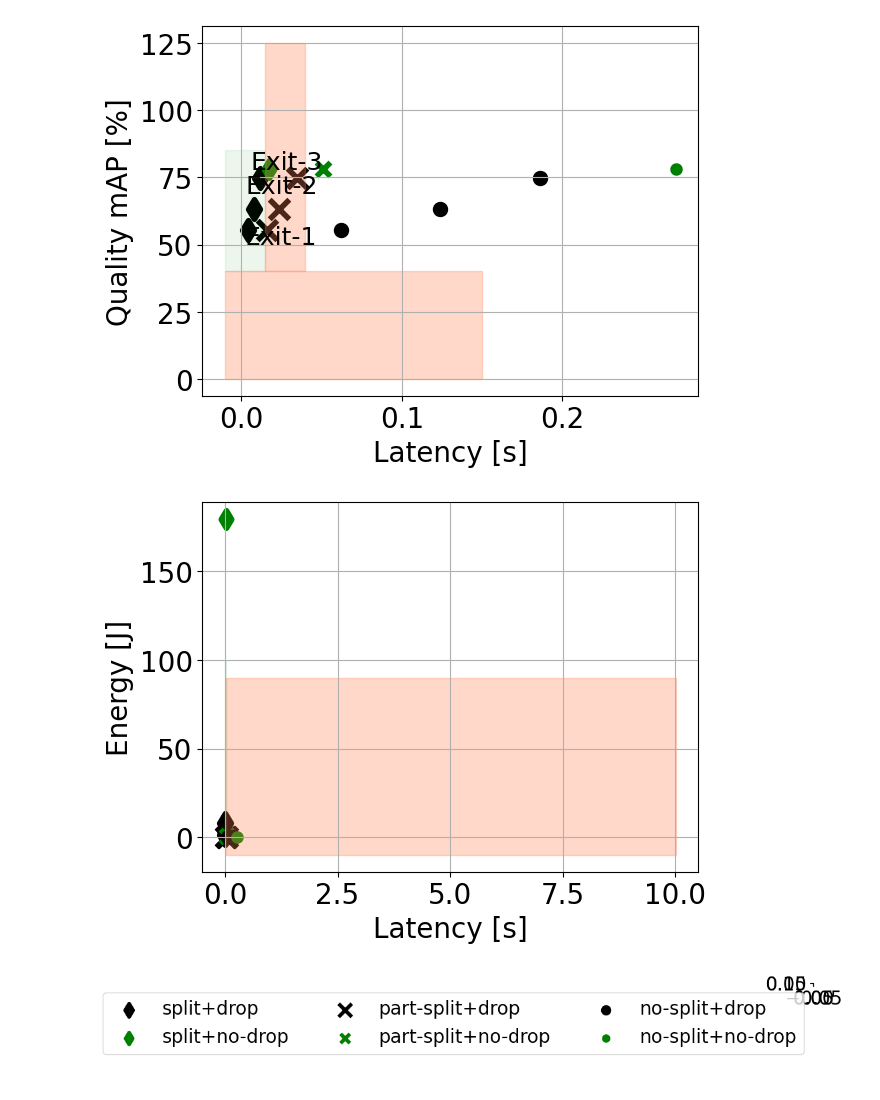
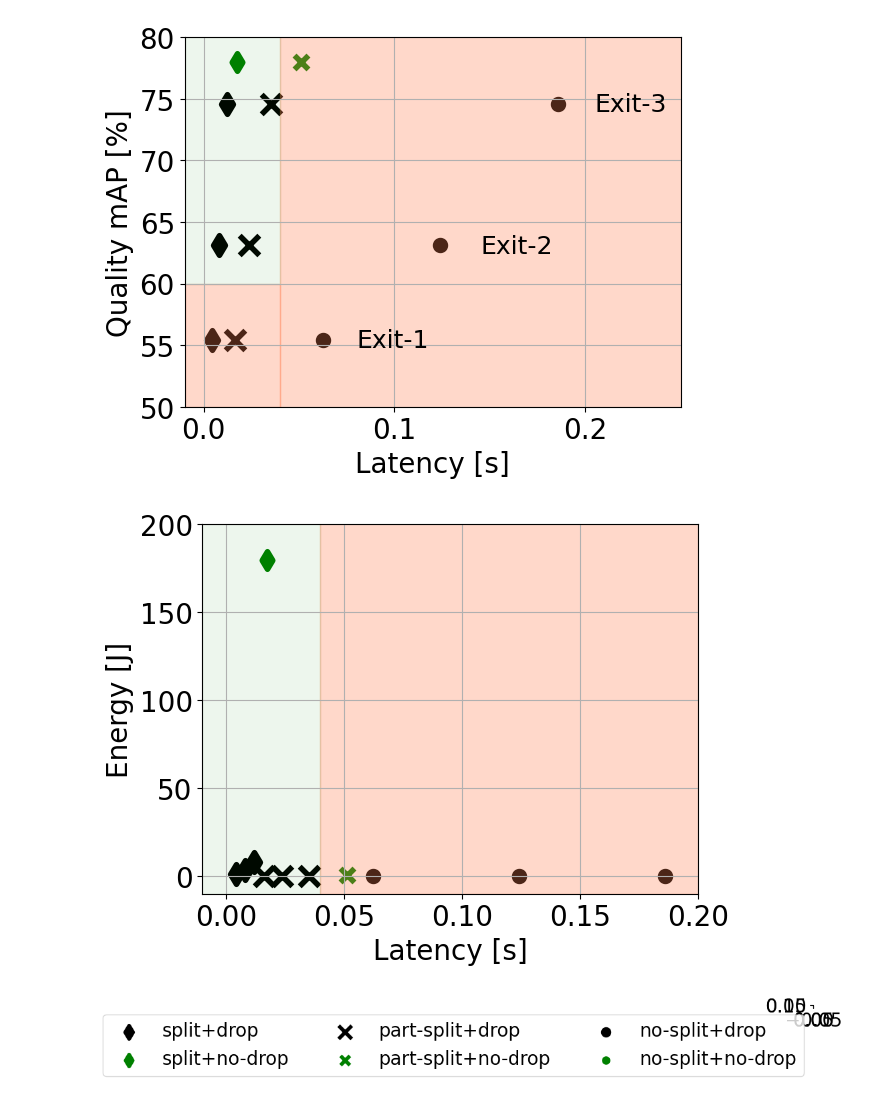
Before and after one commit to chetna-iitd/chiplet_scheduling, a Jupyter notebook: results_DoVit_HW1.ipynb, the cells around one changed output. Cells and saved outputs as stored; diff of their text form; code cells hidden in the pictures.

Commit message:
new plots transformers

```diff
--- a/results_DoVit_HW1.ipynb
+++ b/results_DoVit_HW1.ipynb
@@ -21,42 +21,42 @@ energy3_=np.array([63678.039/50000])
 acc=np.array([77.97])
 
 
 fig, ax=plt.subplots()
 plt.scatter(xpoints_2, ypoints_accx, s=100, marker='d', color='k', linewidth=4)
 plt.scatter(latency2, acc, s=80, marker='d', color='g', linewidth=4)
 plt.scatter(xpoints_1, ypoints_accx, s=200, marker='x', color='k', linewidth=4)
 plt.scatter(latency1, acc, s=100, marker='x', color='g', linewidth=4)
 plt.scatter(xpoints_3, ypoints_accx, s=200, marker='.', color='k', linewidth=4)
 plt.scatter(latency3, acc, s=100, marker='.', color='g', linewidth=4)
 
-plt.text(200000000/100000000000, 50, 'Exit-1', fontsize = 18)
-plt.text(300000000/100000000000, 69, 'Exit-2', fontsize = 18)
-plt.text(600000000/100000000000, 78, 'Exit-3', fontsize = 18)
+plt.text(0.08, 54.8, 'Exit-1', fontsize = 18)
+plt.text(0.145, 62.5, 'Exit-2', fontsize = 18)
+plt.text(0.205, 74, 'Exit-3', fontsize = 18)
 plt.xlabel('Latency [s]')
 plt.ylabel('Quality mAP [%]')
 COLOR1 = 'black'
 plt.rcParams['text.color'] = COLOR1
 plt.rcParams['axes.labelcolor'] = COLOR1
 plt.rcParams['xtick.color'] = COLOR1
 plt.rcParams['ytick.color'] = COLOR1
 plt.rcParams['figure.facecolor'] = 'white'
-# plt.ylim(0,85)
-# plt.xlim(-10000000/100000000000,3000000000/100000000000)
-rect=plt.Rectangle(xy=(15000000000/1000000000000,40), width=25000000000/1000000000000, height=85, color='coral',alpha=0.3 )
-rect1=plt.Rectangle(xy=(-1000000000/100000000000,0), width=16000000000/100000000000, height=40, color='coral',alpha=0.3 )
-rect2=plt.Rectangle(xy=(-1000000000/100000000000,40), width=25000000000/1000000000000, height=45, color='green',alpha=0.07 )
+plt.ylim(50,80)
+plt.xlim(-0.01,0.25)
+rect=plt.Rectangle(xy=(0.04,0), width=10, height=85, color='coral',alpha=0.3 )
+rect1=plt.Rectangle(xy=(-1000000000/100000000000,50), width=0.05, height=10, color='coral',alpha=0.3 )
+rect2=plt.Rectangle(xy=(-0.01,60), width=0.05, height=30, color='green',alpha=0.07 )
 ax.add_patch(rect)
 ax.add_patch(rect1)
 ax.add_patch(rect2)
 #plt.fill_between(range(len(s)), min(s), max(s), where=(s < 1.25) & (s > 0.75), alpha=0.5)
 #plt.legend(["split+drop" , "split+no-drop", "part-split+drop" , "part-split+no-drop","no-split+drop" , "no-split+no-drop"], ncol = 1 , bbox_to_anchor = (1.05 , 0.9), frameon=False)#loc = "lower right")
 plt.grid()
 plt.rcParams.update({'font.size': 20})
 plt.savefig('qual_lat_alex_hw1.pdf',bbox_inches='tight')
 plt.show()
 plt.close()
 # %% [output]
-[figure, old version]
+[figure, new version]
 # %%
 import matplotlib.pyplot as plt
 import numpy as np
@@ -77,12 +77,13 @@ plt.scatter(xpoints_1, energy1_all, s=200, marker='x', color='k', linewidth=4)
 plt.scatter(latency1, energy1, s=100, marker='x', color='g', linewidth=4)
 plt.scatter(xpoints_3, energy3_all, s=200, marker='.', color='k', linewidth=4)
 plt.scatter(latency3, energy3, s=100, marker='.', color='g', linewidth=4)
-rect=plt.Rectangle(xy=(0.015,-10), width=10, height=100, color='coral',alpha=0.3 )
+rect=plt.Rectangle(xy=(0.04,-10), width=10, height=250, color='coral',alpha=0.3 )
 ax.add_patch(rect)
-rect2=plt.Rectangle(xy=(-1000000/100000000000,-30000/10000000), width=0.015, height=100, color='green',alpha=0.07 )
+rect2=plt.Rectangle(xy=(-0.01,-10), width=0.05, height=250, color='green',alpha=0.07 )
 ax.add_patch(rect2)
-# plt.ylim(-30000/10000000,600000/10000000)
-# plt.xlim(-20000000/100000000000,3000000000/100000000000)
+plt.ylim(-10,200)
+plt.xlim(-0.01,0.2)
+
 #plt.legend(["split+drop" , "split+no-drop", "part-split+drop" , "part-split+no-drop","no-split+drop" , "no-split+no-drop"], ncol = 3 , bbox_to_anchor = (.01 , 0.34), frameon=True)#loc = "lower right")
 plt.grid()
 COLOR11 = 'black'
@@ -97,7 +98,7 @@ plt.savefig('energy_lat_alex_hw1.pdf',bbox_inches='tight')
 plt.show()
 plt.close()
 # %% [output]
-[figure, old version]
+[figure, new version]
 # %%
 import matplotlib.pyplot as plt1
 import numpy as np
```
Also changed, not shown: 6 other files.
